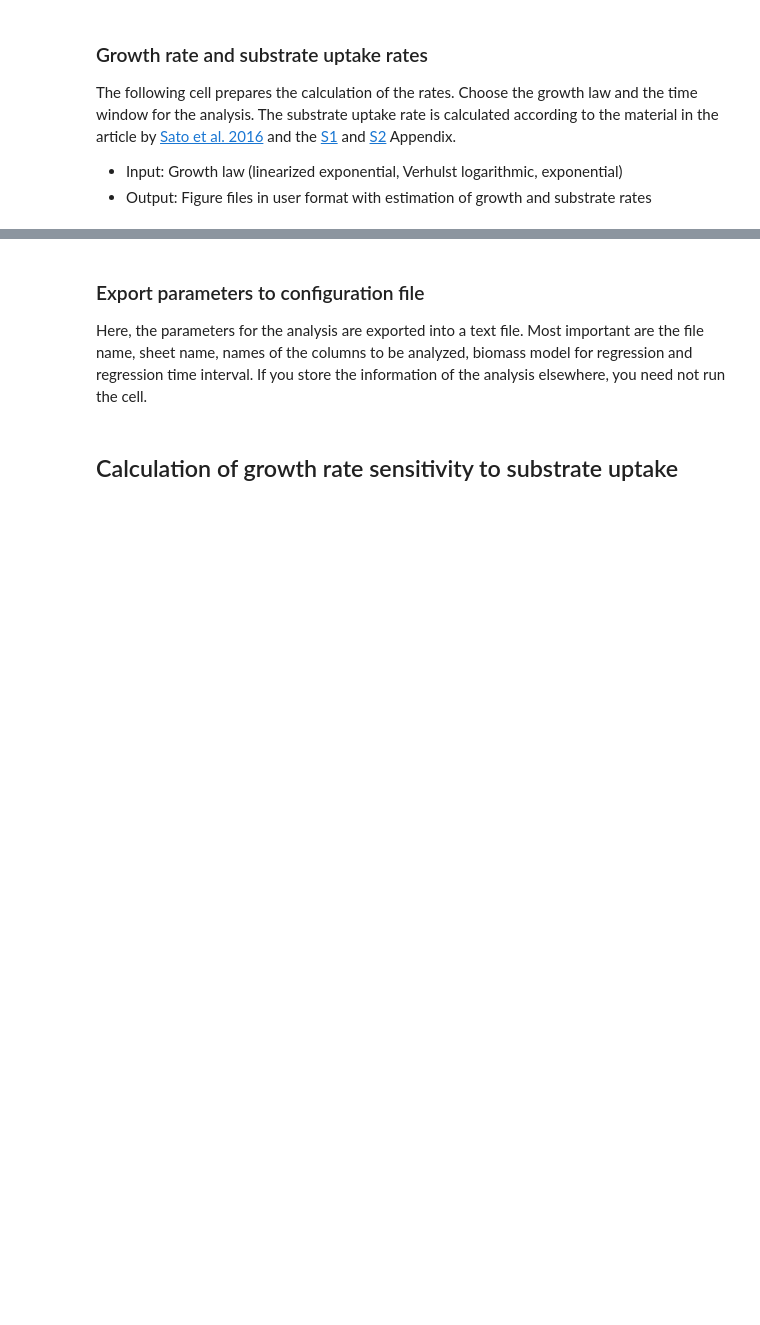
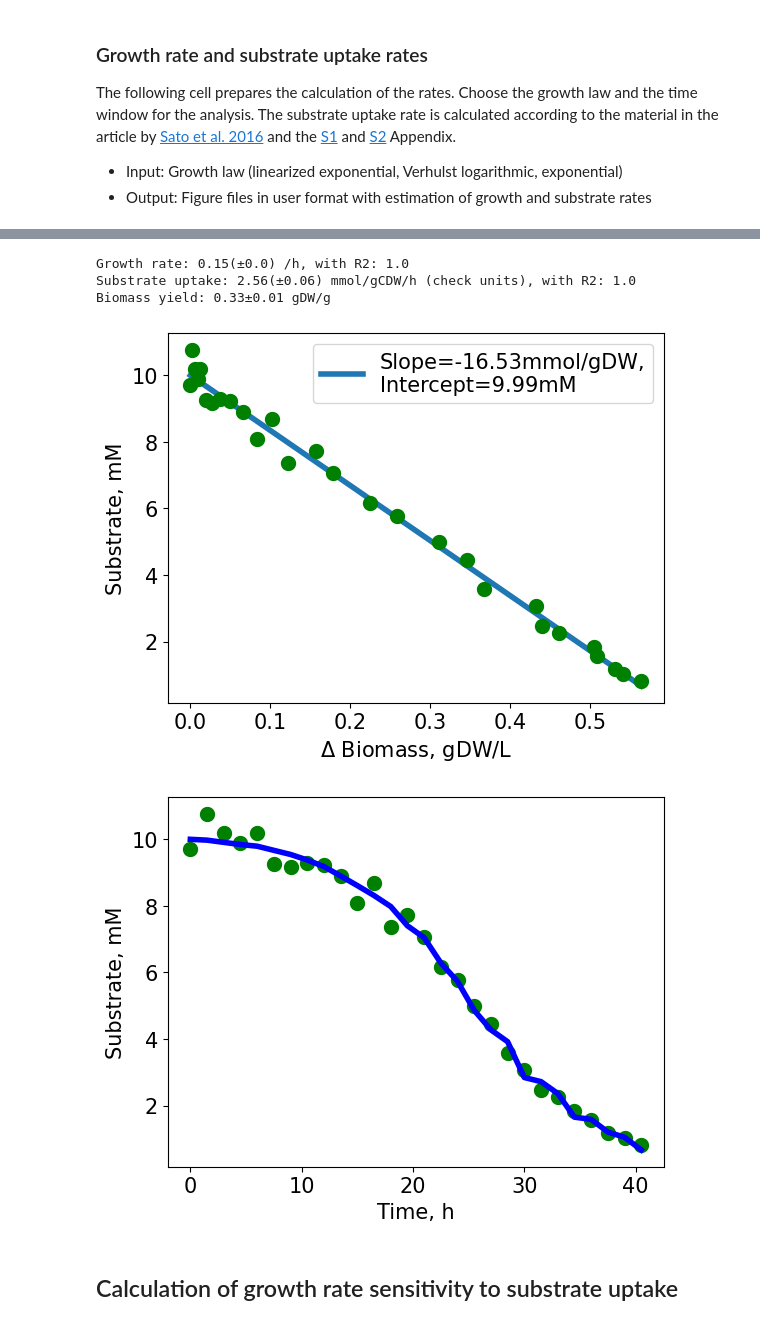
Before and after one commit to uliebal/biotechdataacademy, a Jupyter notebook: Jupyter/Rates+Yields.ipynb, the cells around one changed output, grey strips where cells are left out. Cells and saved outputs as stored; diff of their text form; code cells hidden in the pictures; blank space fills up the shorter version.

```diff
--- a/Jupyter/Rates+Yields.ipynb
+++ b/Jupyter/Rates+Yields.ipynb
@@ -215,7 +178,50 @@ Substrate uptake fit figure saved as /home/ulf/Documents/BiotechDataAcademy/Webs
-# %% [markdown]
-### Export parameters to configuration file
-
-Here, the parameters for the analysis are exported into a text file. Most important are the file name, sheet name, names of the columns to be analyzed, biomass model for regression and regression time interval. If you store the information of the analysis elsewhere, you need not run the cell.
+# %%
+
+# Calculating substrate uptake rate
+DeltaBm = np.array(df['Biomass']-df['Biomass'][0], dtype=float)
+Sub_sl, Sub_ic, Sub_r, _, Sub_sl_sterr = stats.linregress(DeltaBm, df['Substrate'])
+SubUp = round(-Sub_sl*Bm_sl,2)
+SubUp_sterr = round(SubUp*np.sqrt( (Sub_sl_sterr/Sub_sl)**2 + (Bm_sl_sterr/Bm_sl)**2 ), 2)
+
+# r2 calculation
+r2_Sub, _ = FitR2(df['Substrate'], DeltaBm, [Sub_sl, Sub_ic], law='lin', inlog=False)
+
+# yield calculation
+Yield = round(Bm_sl,2) / (SubUp * YieldCorr)
+# calculating the standard error of the yield based on gaussian error propagation
+Yield_sterr = round(Yield*np.sqrt( (SubUp_sterr/SubUp)**2 + (Bm_sl_sterr/Bm_sl)**2 ), 2)
+
+print(f'Growth rate: {round(Bm_sl,2)}({pm}{round(Bm_sl_sterr,2)}) /{TimeUnit}, with R2: {round(r2_BM,2)}')
+print(f'Substrate uptake: {SubUp}({pm}{SubUp_sterr}) mmol/gCDW/h (check units), with R2: {round(abs(Sub_r),2)}')
+print(f'Biomass yield: {round(Yield,2)}{pm}{Yield_sterr} gDW/g')
+
+FigureSub1 = '{}_{}_{}_SubFit1.{}'.format(Today, Sheet, BMLaw, ImageType)
+FigureSub2 = '{}_{}_{}_SubFit2.{}'.format(Today, Sheet, BMLaw, ImageType)
+FigureSubPath1 = os.path.join(Target_Dir, FigureSub1)
+FigureSubPath2 = os.path.join(Target_Dir, FigureSub2)
+# Substrate plots
+LinReg = lambda x, m, b: m*x + b
+plt.plot(DeltaBm, LinReg(DeltaBm, Sub_sl, Sub_ic), **kwargs)
+plt.plot(DeltaBm, df['Substrate'],'go', **kwargs)
+plt.legend([f'Slope={Sub_sl:.2f}mmol/gDW,\nIntercept={Sub_ic:.2f}mM'])
+plt.xlabel('$\Delta$ Biomass, gDW/L')
+plt.ylabel('Substrate, mM')
+plt.savefig(FigureSubPath1)
+plt.show()
+
+plt.plot(df['time'], df['Substrate'], 'og', label='Substrate', **kwargs)
+plt.plot(df['time'], Sub_ic+Sub_sl*DeltaBm, '-b', label=f'fit, rate={SubUp}{pm}{SubUp_sterr}mmol/gCDW/h', **kwargs)
+plt.xlabel(f'Time, {TimeUnit}')
+plt.ylabel('Substrate, mM')
+# plt.legend()
+plt.savefig(FigureSubPath2)
+plt.show()
+# %% [output]
+Growth rate: 0.15(±0.0) /h, with R2: 1.0
+Substrate uptake: 2.56(±0.06) mmol/gCDW/h (check units), with R2: 1.0
+Biomass yield: 0.33±0.01 gDW/g
+[figure, added]
+[figure, added]
 # %% [markdown]
 ## Calculation of growth rate sensitivity to substrate uptake
 # %%
```
Also changed, not shown: parts of 6 cells of this notebook, 53 other files.
